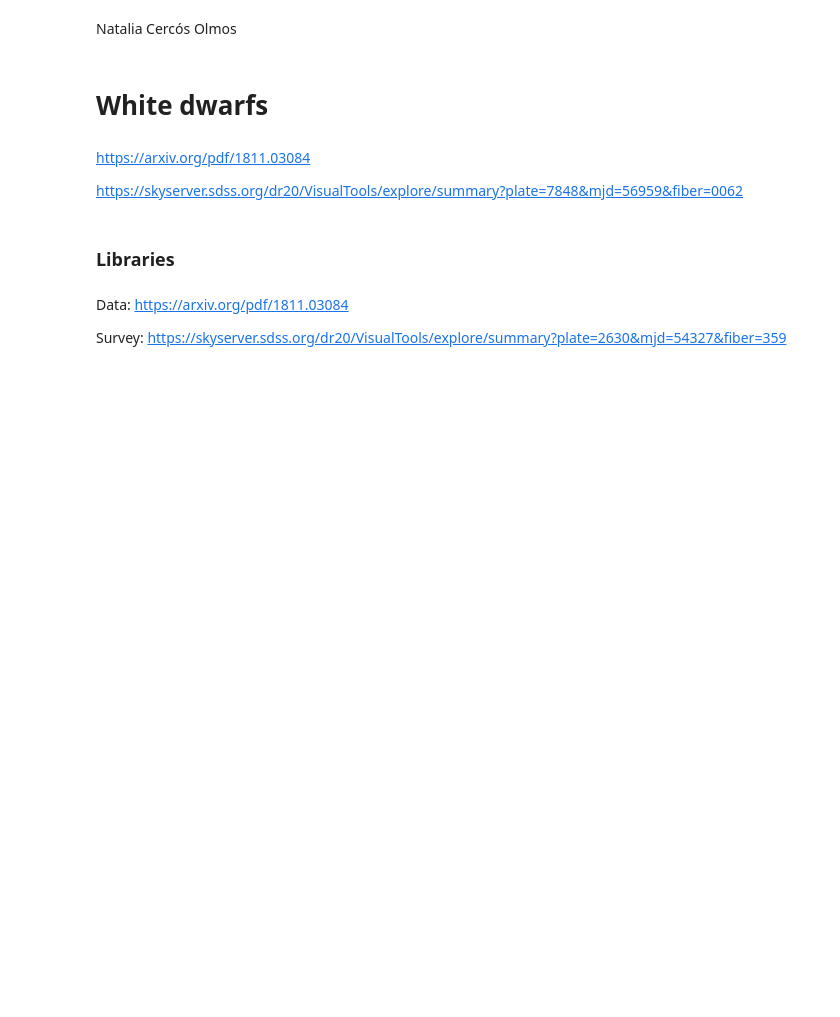
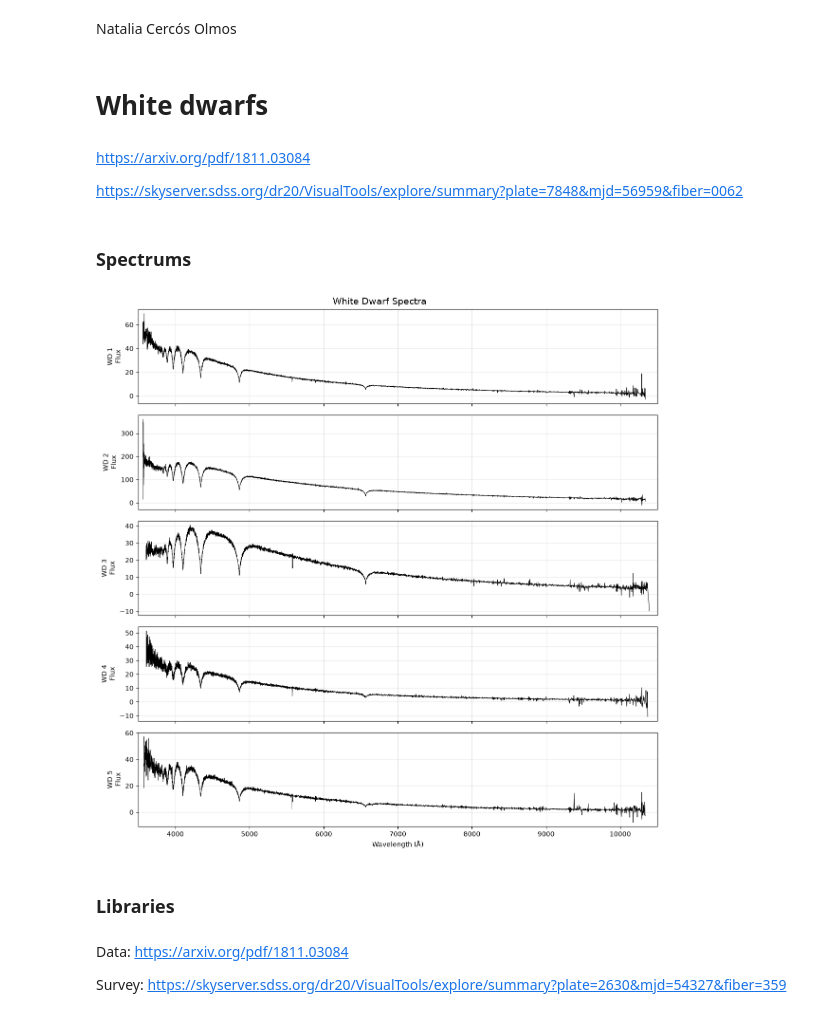
Before and after one commit to Natalia985/Third-semester-MASS, a Jupyter notebook: Line_Shapes/White_Dwarfs/White_Dwarfs.ipynb, the cells around one changed output. Cells and saved outputs as stored; diff of their text form; code cells hidden in the pictures; blank space fills up the shorter version.

Commit message:
Updates white dwarfs

```diff
--- a/Line_Shapes/White_Dwarfs/White_Dwarfs.ipynb
+++ b/Line_Shapes/White_Dwarfs/White_Dwarfs.ipynb
@@ -6,6 +6,54 @@ Natalia Cercós Olmos
 https://arxiv.org/pdf/1811.03084
 
 https://skyserver.sdss.org/dr20/VisualTools/explore/summary?plate=7848&mjd=56959&fiber=0062
+# %% [markdown]
+### Spectrums
+# %%
+
+import numpy as np
+import matplotlib.pyplot as plt
+from astropy.io import fits
+
+# FITS files for the five white dwarfs
+files = [
+    "spec-7848-56959-0062.fits",
+    "spec-7034-56564-0336.fits",
+    "spec-7850-56956-0688.fits",
+    "spec-7695-57654-0618.fits",
+    "spec-7895-57659-0088.fits"
+]
+
+fig, axes = plt.subplots(5, 1, figsize=(12, 12), sharex=True)
+
+for i, filename in enumerate(files):
+
+    with fits.open(filename) as hdul:
+        data = hdul[1].data
+        wavelength = 10**data['loglam']
+        flux = data['flux']
+
+    # Remove non-finite values
+    valid = np.isfinite(wavelength) & np.isfinite(flux)
+    wavelength = wavelength[valid]
+    flux = flux[valid]
+
+    # Plot original flux
+    axes[i].plot(wavelength, flux, color='black', linewidth=0.7)
+
+    axes[i].set_ylabel(f'WD {i+1}\nFlux')
+    axes[i].set_xlim(3500, 10500)
+    axes[i].grid(alpha=0.3)
+
+axes[-1].set_xlabel('Wavelength (Å)')
+
+fig.suptitle('White Dwarf Spectra', fontsize=14)
+
+plt.tight_layout()
+
+plt.savefig("WD_All_Spectra.png", dpi=300, bbox_inches='tight')
+plt.show()
+# %% [output]
+[figure, added]
 # %% [markdown]
 ### Libraries
 # %% [markdown]
```
Also changed, not shown: 1 other file.
